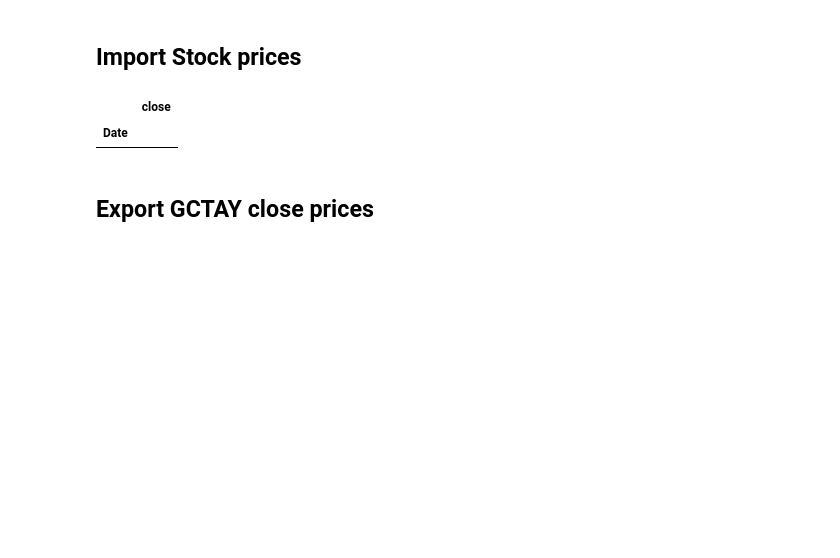
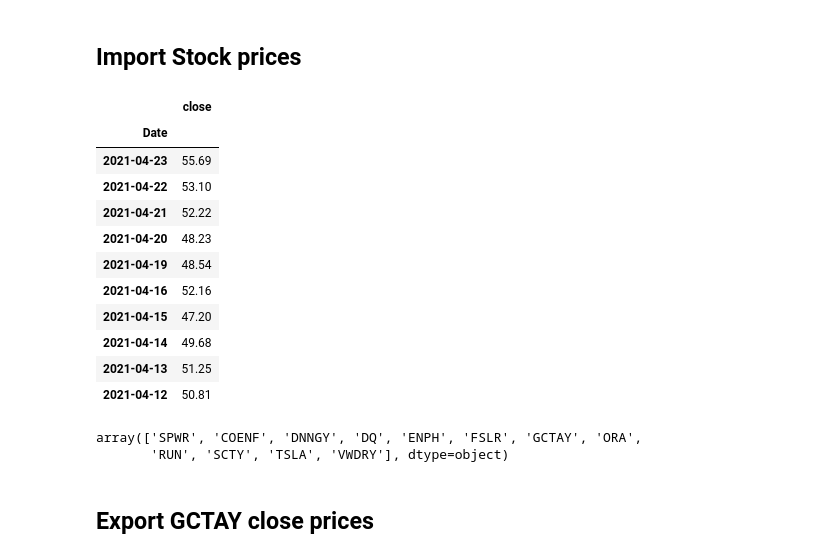
Before and after one commit to roldanjrgl/bds_green_investing, a Jupyter notebook: final_workspace/siemens_daily_granularity/siemens_full_analysis.ipynb, the cells around one changed output. Saved outputs shown, nothing was run; the diff lists cells and outputs as text; code cells hidden in the pictures; blank space fills up the shorter version.

Commit message:
Stock prices for FSLR, GCTAY, PLUG, SPWR, RUN downloaded again

```diff
--- a/final_workspace/siemens_daily_granularity/siemens_full_analysis.ipynb
+++ b/final_workspace/siemens_daily_granularity/siemens_full_analysis.ipynb
@@ -24,10 +24,25 @@ stock_prices.set_index('Date', inplace=True);
 # %%
 stock_prices.drop(['timestamp'],axis=1, inplace=True)
 # %%
-pd.DataFrame(stock_prices[stock_prices['Ticker']=='SWPR']['close']).head(10)
+pd.DataFrame(stock_prices[stock_prices['Ticker']=='RUN']['close']).head(10)
 # %% [output]
 |  | close |
 | Date |  |
+| 2021-04-23 | 55.69 |
+| 2021-04-22 | 53.10 |
+| 2021-04-21 | 52.22 |
+| 2021-04-20 | 48.23 |
+| 2021-04-19 | 48.54 |
+| 2021-04-16 | 52.16 |
+| 2021-04-15 | 47.20 |
+| 2021-04-14 | 49.68 |
+| 2021-04-13 | 51.25 |
+| 2021-04-12 | 50.81 |
+# %%
+stock_prices['Ticker'].unique()
+# %% [output]
+array(['SPWR', 'COENF', 'DNNGY', 'DQ', 'ENPH', 'FSLR', 'GCTAY', 'ORA',
+       'RUN', 'SCTY', 'TSLA', 'VWDRY'], dtype=object)
 # %% [markdown]
 ## Export GCTAY close prices
 # %%
```
